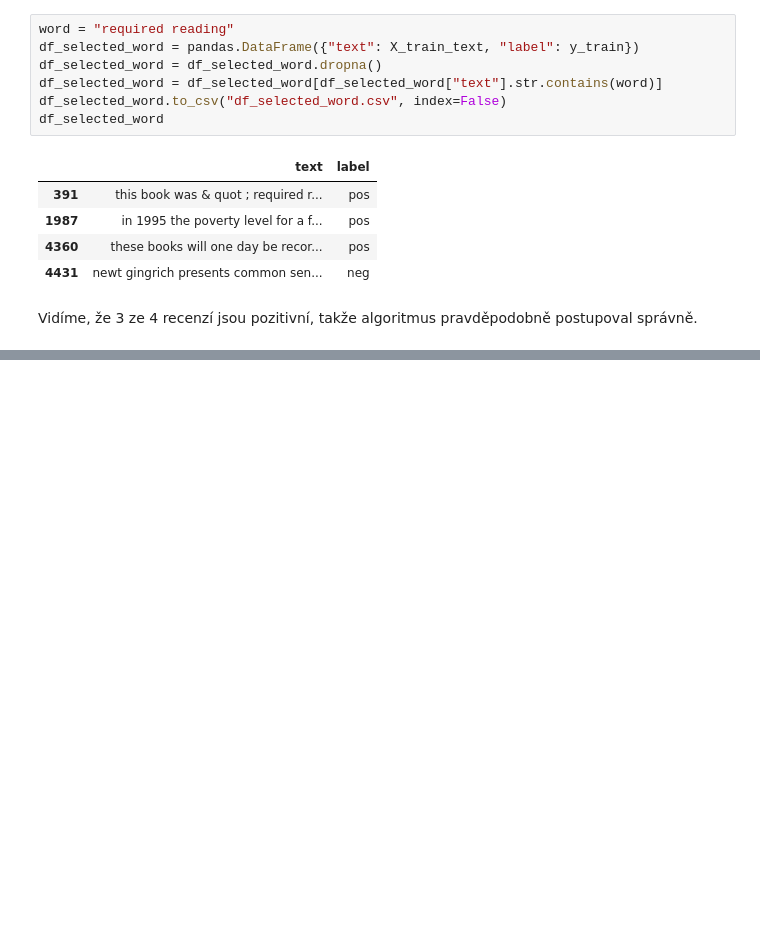
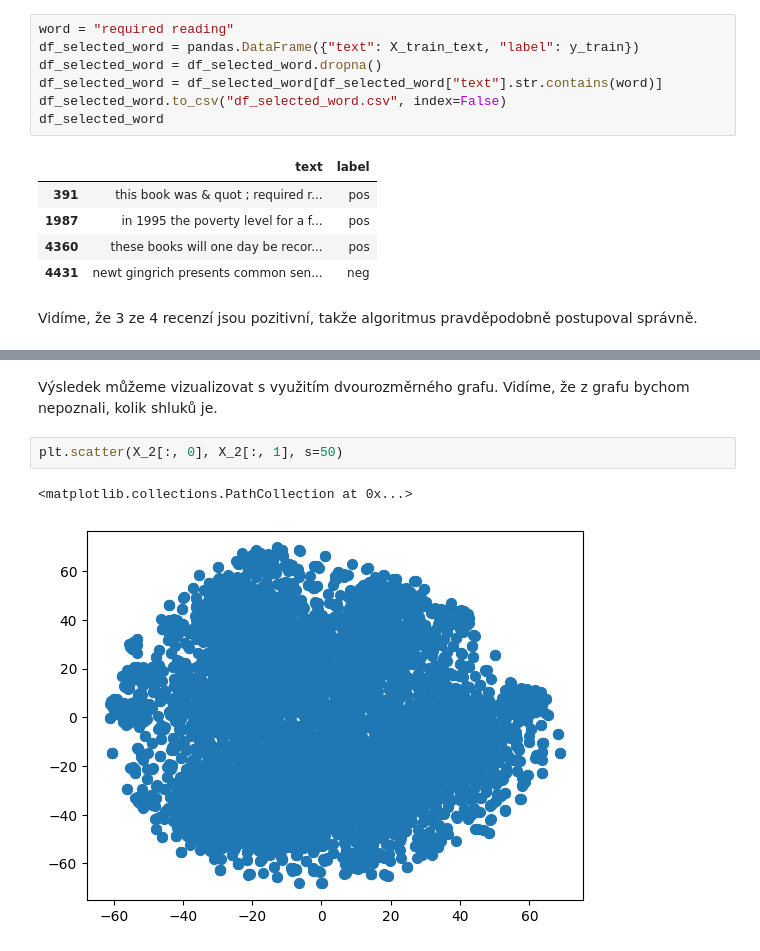
Before and after one commit to pesikj/PythonProDataScience, a Jupyter notebook: 12/reseni.ipynb, the cells around one changed output, grey strips where cells are left out. Cells and saved outputs as stored; diff of their text form; blank space fills up the shorter version.

```diff
--- a/12/reseni.ipynb
+++ b/12/reseni.ipynb
@@ -224,0 +288,7 @@ Vidíme, že 3 ze 4 recenzí jsou pozitivní, takže algoritmus pravděpodobně
+# %% [markdown]
+Výsledek můžeme vizualizovat s využitím dvourozměrného grafu. Vidíme, že z grafu bychom nepoznali, kolik shluků je.
+# %%
+plt.scatter(X_2[:, 0], X_2[:, 1], s=50)
+# %% [output]
+<matplotlib.collections.PathCollection at 0x...>
+[figure, added]
```
Also changed, not shown: parts of 23 cells of this notebook, 3 other files.
